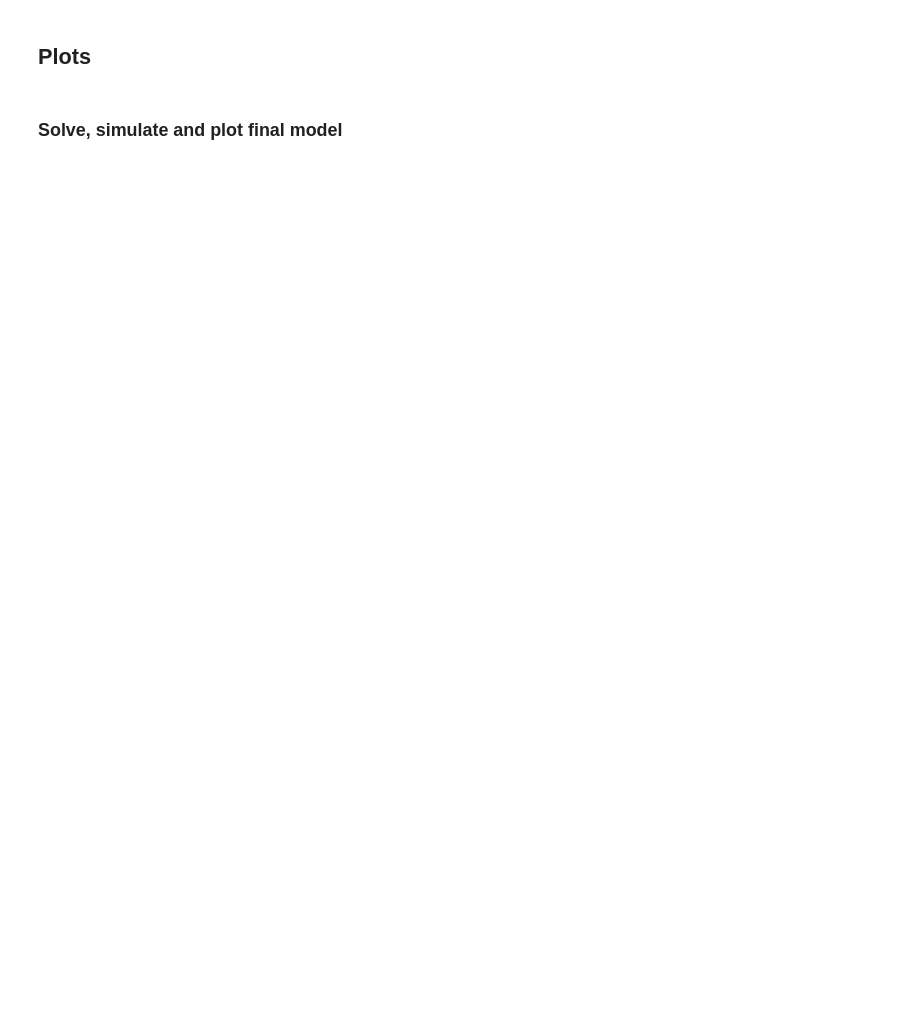
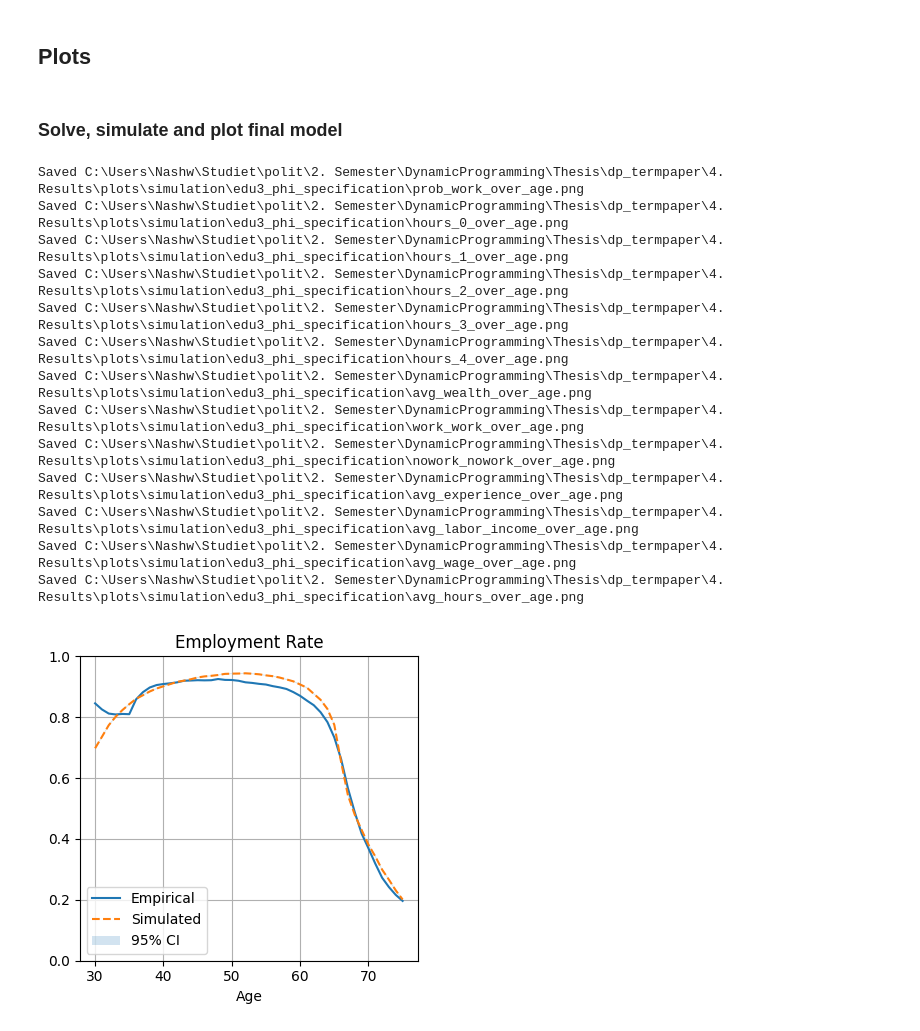
Before and after one commit to Developernash/dp_termpaper, a Jupyter notebook: 3. Structural Estimation/03 Structural_Estimation_edu3.ipynb, the cells around one changed output. Cells and saved outputs as stored; diff of their text form; code cells hidden in the pictures; blank space fills up the shorter version.

```diff
--- a/3. Structural Estimation/03 Structural_Estimation_edu3.ipynb
+++ b/3. Structural Estimation/03 Structural_Estimation_edu3.ipynb
@@ -423,27 +469,45 @@ plot_scales = {
 }
 # %% [markdown]
 ### Solve, simulate and plot final model
+# %%
+params = load_params_txt(pp.STRUCTURAL_RESULTS_DIR / f"optimized_params_phi_udd3.txt")
+params["gamma"] = jnp.asarray(params["gamma"])
 # %%
-model_solved = model.solve(params_hat)
+model_solved = model.solve(params)
 sim = model_solved.simulate(
     states_initial=states_initial,
     seed=seed,
 )
 
 edu = df_edu.copy().loc[df_edu.age <= 75]       # empirical
 # moments_sim = compute_simulation_moments_with_ci(sim, start_age, hours_map)  # Call the function
 moments_sim = compute_simulation_moments_with_ci(sim, start_age, hours_map)  # Call the function
 
 # Ensure moments_sim.age is a pandas Series before filtering
 moments_sim = moments_sim.loc[pd.Series(moments_sim.age) <= 75]  # Filter simulated + CIs
 # scale avg_wealth by 100_000
 
 # print plots
 plot_empirical_vs_simulated_with_ci(
     edu = edu,
     moments_sim = moments_sim,
     out_subfolder="edu3_phi_specification",
     var_labels=plot_labels,
     var_scales=plot_scales,
     ylims={"avg_wealth": (0, 3_000_000), "avg_hours": (0, 2_000), "prob_work": (0, 1), "hours_0": (0, 1), "hours_1": (0, 0.2), "hours_2": (0, 0.2), "hours_3": (0, 0.3), "hours_4": (0, 1), "avg_wage": (0,500) },
 )
+# %% [output]
+Saved C:\Users\Nashw\Studiet\polit\2. Semester\DynamicProgramming\Thesis\dp_termpaper\4. Results\plots\simulation\edu3_phi_specification\prob_work_over_age.png
+Saved C:\Users\Nashw\Studiet\polit\2. Semester\DynamicProgramming\Thesis\dp_termpaper\4. Results\plots\simulation\edu3_phi_specification\hours_0_over_age.png
+Saved C:\Users\Nashw\Studiet\polit\2. Semester\DynamicProgramming\Thesis\dp_termpaper\4. Results\plots\simulation\edu3_phi_specification\hours_1_over_age.png
+Saved C:\Users\Nashw\Studiet\polit\2. Semester\DynamicProgramming\Thesis\dp_termpaper\4. Results\plots\simulation\edu3_phi_specification\hours_2_over_age.png
+Saved C:\Users\Nashw\Studiet\polit\2. Semester\DynamicProgramming\Thesis\dp_termpaper\4. Results\plots\simulation\edu3_phi_specification\hours_3_over_age.png
+Saved C:\Users\Nashw\Studiet\polit\2. Semester\DynamicProgramming\Thesis\dp_termpaper\4. Results\plots\simulation\edu3_phi_specification\hours_4_over_age.png
+Saved C:\Users\Nashw\Studiet\polit\2. Semester\DynamicProgramming\Thesis\dp_termpaper\4. Results\plots\simulation\edu3_phi_specification\avg_wealth_over_age.png
+Saved C:\Users\Nashw\Studiet\polit\2. Semester\DynamicProgramming\Thesis\dp_termpaper\4. Results\plots\simulation\edu3_phi_specification\work_work_over_age.png
+Saved C:\Users\Nashw\Studiet\polit\2. Semester\DynamicProgramming\Thesis\dp_termpaper\4. Results\plots\simulation\edu3_phi_specification\nowork_nowork_over_age.png
+Saved C:\Users\Nashw\Studiet\polit\2. Semester\DynamicProgramming\Thesis\dp_termpaper\4. Results\plots\simulation\edu3_phi_specification\avg_experience_over_age.png
+Saved C:\Users\Nashw\Studiet\polit\2. Semester\DynamicProgramming\Thesis\dp_termpaper\4. Results\plots\simulation\edu3_phi_specification\avg_labor_income_over_age.png
+Saved C:\Users\Nashw\Studiet\polit\2. Semester\DynamicProgramming\Thesis\dp_termpaper\4. Results\plots\simulation\edu3_phi_specification\avg_wage_over_age.png
+Saved C:\Users\Nashw\Studiet\polit\2. Semester\DynamicProgramming\Thesis\dp_termpaper\4. Results\plots\simulation\edu3_phi_specification\avg_hours_over_age.png
+[figure, added]
```
Also changed, not shown: parts of 4 cells of this notebook, 51 other files.
